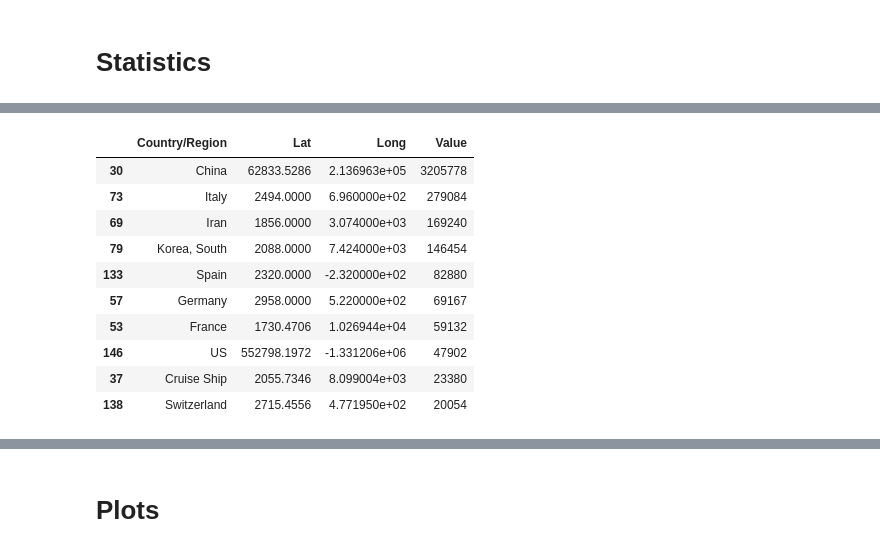
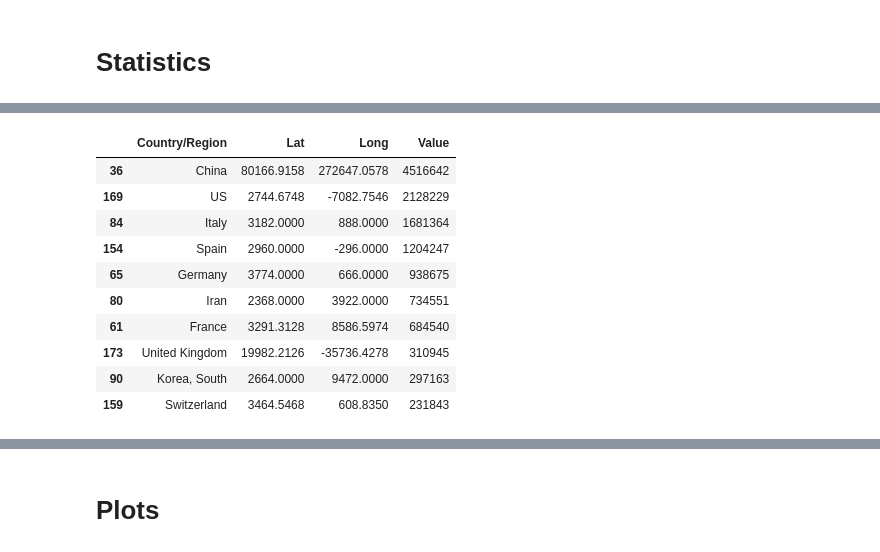
Before and after one commit to An-Dang/COVID-19-Dashboard, a Jupyter notebook: notebook/COVID-19-graphs.ipynb, the cells around one changed output, grey strips where cells are left out. Cells and saved outputs as stored; diff of their text form; code cells hidden in the pictures.

```diff
--- a/notebook/COVID-19-graphs.ipynb
+++ b/notebook/COVID-19-graphs.ipynb
@@ -18,11 +18,11 @@ PLOT_PATH = '/Users/andang/Documents/workspace/private/python/COVID-19-Dashboard
 # Loading Data
 # %%
 ts_covid_confirmed = pd.read_csv(
-    '/Users/andang/Documents/workspace/private/python/COVID-19-Dashboard/data/COVID-19/csse_covid_19_data/csse_covid_19_time_series/time_series_19-covid-Confirmed.csv')
+    '/Users/andang/Documents/workspace/private/python/COVID-19-Dashboard/data/COVID-19/csse_covid_19_data/csse_covid_19_time_series/time_series_covid19_confirmed_global.csv')
 ts_covid_deaths = pd.read_csv(
-    '/Users/andang/Documents/workspace/private/python/COVID-19-Dashboard/data/COVID-19/csse_covid_19_data/csse_covid_19_time_series/time_series_19-covid-Deaths.csv')
+    '/Users/andang/Documents/workspace/private/python/COVID-19-Dashboard/data/COVID-19/csse_covid_19_data/csse_covid_19_time_series/time_series_covid19_deaths_global.csv')
 ts_covid_recovered = pd.read_csv(
-    '/Users/andang/Documents/workspace/private/python/COVID-19-Dashboard/data/COVID-19/csse_covid_19_data/csse_covid_19_time_series/time_series_19-covid-Recovered.csv')
+    '/Users/andang/Documents/workspace/private/python/COVID-19-Dashboard/data/COVID-19/csse_covid_19_data/csse_covid_19_time_series/time_series_covid19_recovered_global.csv')
 
 daily_report = pd.read_csv(
-    '/Users/andang/Documents/workspace/private/python/COVID-19-Dashboard/data/COVID-19/csse_covid_19_data/csse_covid_19_daily_reports/03-15-2020.csv')
+    '/Users/andang/Documents/workspace/private/python/COVID-19-Dashboard/data/COVID-19/csse_covid_19_data/csse_covid_19_daily_reports/04-02-2020.csv')
@@ -37,7 +31,7 @@ ts_covid_recovered.head(1)
 # %% [markdown]
 # Preprocessing
 # %%
-def sum_china(df):
+def sum_country_region(df):
     return df.groupby(df['Country/Region'], as_index=False).sum()
 
 
@@ -53,4 +47,16 @@ def top_10_countries(df):
     return grouped_df['Country/Region'].values.tolist()
 # %% [markdown]
 # Statistics
+# %%
+# Transformation recovered
+transformed_covid_recov = header_to_row(sum_country_region(ts_covid_recovered))
+
+# Top 10 recovered countries
+countries = top_10_countries(transformed_covid_recov)
+
+# Transformation confirmed
+transformed_covid_conf = header_to_row(sum_country_region(ts_covid_confirmed))
+
+# Top 10 confirmed countries
+countries = top_10_countries(transformed_covid_conf)
 # %%
@@ -71,15 +81,17 @@ transformed_covid_recov.groupby(
 # %%
-transformed_covid_conf.groupby(
-    transformed_covid_conf['Country/Region'], as_index=False).sum().sort_values(by='Value', ascending=False)[:10]
+top_conf = transformed_covid_conf.groupby(
+    transformed_covid_conf['Country/Region'], as_index=False).sum().sort_values(by='Value', ascending=False)
+
+top_conf[:10]
 # %% [output]
 |  | Country/Region | Lat | Long | Value |
-| 30 | China | 62833.5286 | 2.136963e+05 | 3205778 |
-| 73 | Italy | 2494.0000 | 6.960000e+02 | 279084 |
-| 69 | Iran | 1856.0000 | 3.074000e+03 | 169240 |
-| 79 | Korea, South | 2088.0000 | 7.424000e+03 | 146454 |
-| 133 | Spain | 2320.0000 | -2.320000e+02 | 82880 |
-| 57 | Germany | 2958.0000 | 5.220000e+02 | 69167 |
-| 53 | France | 1730.4706 | 1.026944e+04 | 59132 |
-| 146 | US | 552798.1972 | -1.331206e+06 | 47902 |
-| 37 | Cruise Ship | 2055.7346 | 8.099004e+03 | 23380 |
-| 138 | Switzerland | 2715.4556 | 4.771950e+02 | 20054 |
+| 36 | China | 80166.9158 | 272647.0578 | 4516642 |
+| 169 | US | 2744.6748 | -7082.7546 | 2128229 |
+| 84 | Italy | 3182.0000 | 888.0000 | 1681364 |
+| 154 | Spain | 2960.0000 | -296.0000 | 1204247 |
+| 65 | Germany | 3774.0000 | 666.0000 | 938675 |
+| 80 | Iran | 2368.0000 | 3922.0000 | 734551 |
+| 61 | France | 3291.3128 | 8586.5974 | 684540 |
+| 173 | United Kingdom | 19982.2126 | -35736.4278 | 310945 |
+| 90 | Korea, South | 2664.0000 | 9472.0000 | 297163 |
+| 159 | Switzerland | 3464.5468 | 608.8350 | 231843 |
```
Also changed, not shown: parts of 19 cells of this notebook, 8 other files.
